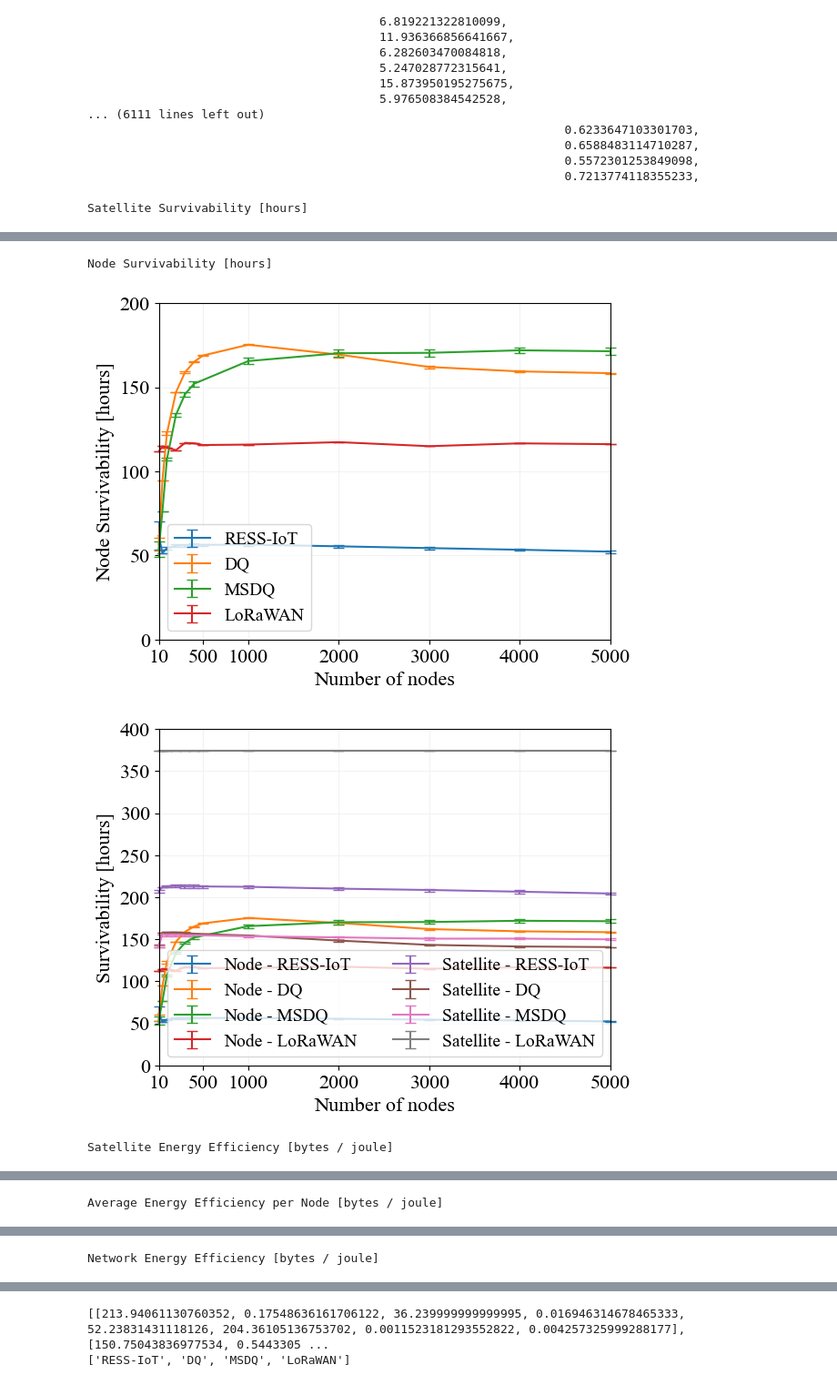
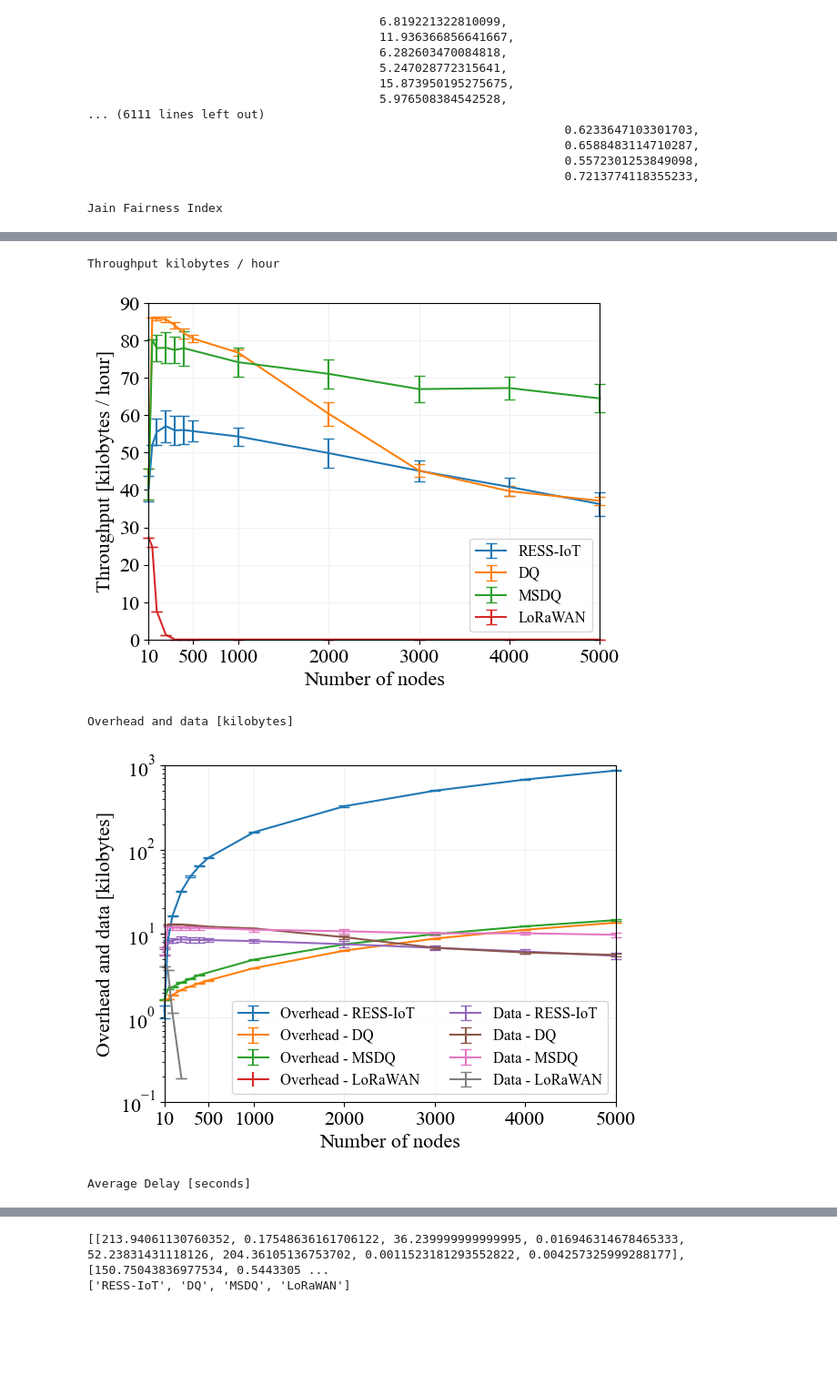
Before and after one commit to jason-gerard/DRAAF-pipeline, a Jupyter notebook: DtS_DQ_Variant_Paper/data_processing.ipynb, the cells around one changed output, grey strips where cells are left out. Shown at 91% size. Cells and saved outputs as stored; diff of their text form; code cells hidden in the pictures; blank space fills up the shorter version.

Commit message:
Update graphs

```diff
--- a/DtS_DQ_Variant_Paper/data_processing.ipynb
+++ b/DtS_DQ_Variant_Paper/data_processing.ipynb
@@ -354,6 +350,10 @@ Working on LoRaWAN...
                                                                    0.5572301253849098,
                                                                    0.7213774118355233,
 # %%
+plt.rcParams.update({'font.size': 16})
+plt.rc('legend', fontsize=12)
+plt.rcParams.update({'font.family': 'Times New Roman'})
+
 output_dir = "output_graphs/performance_metrics"
 
 def plot_runs(metric_names, label, ylims, is_log=False, show_metric_name=False, legend_pos="lower left"):
@@ -413,27 +413,27 @@ def plot_runs(metric_names, label, ylims, is_log=False, show_metric_name=False,
     )
     plt.show()
 
-print("Satellite Survivability [hours]")
-metric = "Satellite Survivability [hours]"
-plot_runs([metric], metric, [0, 400], False)
-
-print("Node Survivability [hours]")
-metric = "Node Survivability [hours]"
-plot_runs([metric], metric, [0, 200], False)
-
-plot_runs(["Node Survivability [hours]", "Satellite Survivability [hours]"], "Survivability [hours]", [0, 400], False, True)
-
-print("Satellite Energy Efficiency [bytes / joule]")
-metric = "Satellite Energy Efficiency [bytes / joule]"
-plot_runs([metric], metric, [0, 400], False, legend_pos="lower right")
-
-print("Average Energy Efficiency per Node [bytes / joule]")
-metric = "Average Energy Efficiency per Node [bytes / joule]"
-plot_runs([metric], metric, [0.1, 150], True, legend_pos="upper right")
-
-print("Network Energy Efficiency [bytes / joule]")
-metric = "Network Energy Efficiency [bytes / joule]"
-plot_runs([metric], metric, [0.1, 150], True, legend_pos="upper right")
+# print("Satellite Survivability [hours]")
+# metric = "Satellite Survivability [hours]"
+# plot_runs([metric], metric, [0, 400], False)
+#
+# print("Node Survivability [hours]")
+# metric = "Node Survivability [hours]"
+# plot_runs([metric], metric, [0, 200], False)
+#
+# plot_runs(["Node Survivability [hours]", "Satellite Survivability [hours]"], "Survivability [hours]", [0, 400], False, True)
+#
+# print("Satellite Energy Efficiency [bytes / joule]")
+# metric = "Satellite Energy Efficiency [bytes / joule]"
+# plot_runs([metric], metric, [0, 400], False, legend_pos="lower right")
+#
+# print("Average Energy Efficiency per Node [bytes / joule]")
+# metric = "Average Energy Efficiency per Node [bytes / joule]"
+# plot_runs([metric], metric, [0.1, 150], True, legend_pos="upper right")
+#
+# print("Network Energy Efficiency [bytes / joule]")
+# metric = "Network Energy Efficiency [bytes / joule]"
+# plot_runs([metric], metric, [0.1, 150], True, legend_pos="upper right")
 
 print("Jain Fairness Index")
 metric = "Jain Fairness Index"
@@ -450,4 +450,4 @@ print("Average Delay [seconds]")
 metric = "Average Delay [seconds]"
 plot_runs([metric], metric, [0, 400], legend_pos="lower right")
 # %% [output]
-Satellite Survivability [hours]
+Jain Fairness Index
@@ -455,4 +455,5 @@ Satellite Survivability [hours]
-Node Survivability [hours]
+Throughput kilobytes / hour
-[figure, old version]
+[figure, new version]
+Overhead and data [kilobytes]
-[figure, old version]
+[figure, new version]
-Satellite Energy Efficiency [bytes / joule]
+Average Delay [seconds]
@@ -460 +460,0 @@ Satellite Energy Efficiency [bytes / joule]
-Average Energy Efficiency per Node [bytes / joule]
@@ -462 +460,0 @@ Average Energy Efficiency per Node [bytes / joule]
-Network Energy Efficiency [bytes / joule]
```
Also changed, not shown: parts of 4 cells of this notebook, 13 other files.
